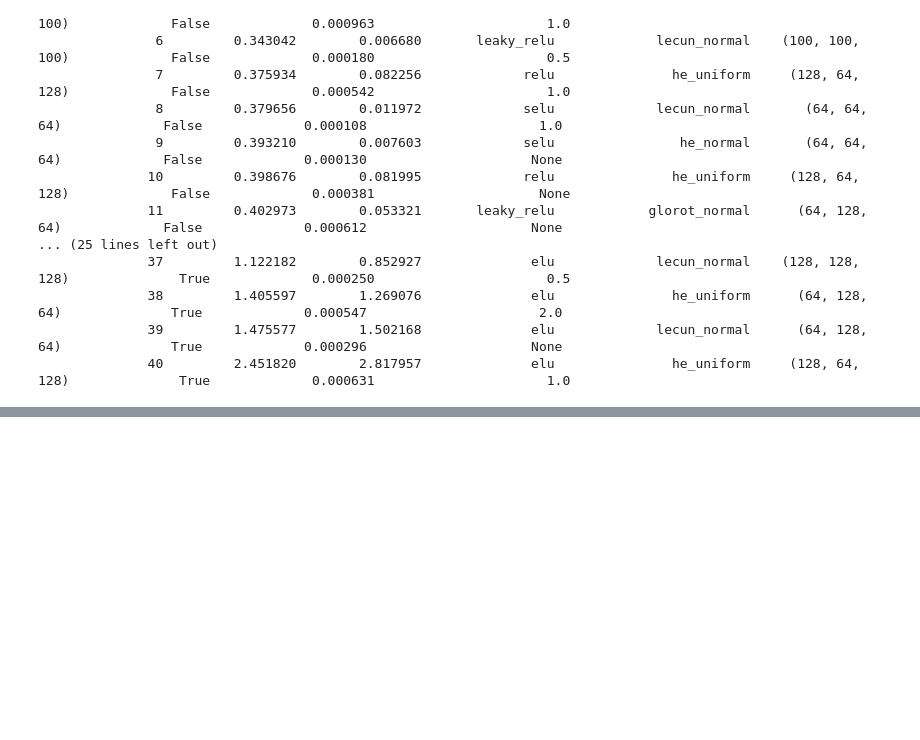
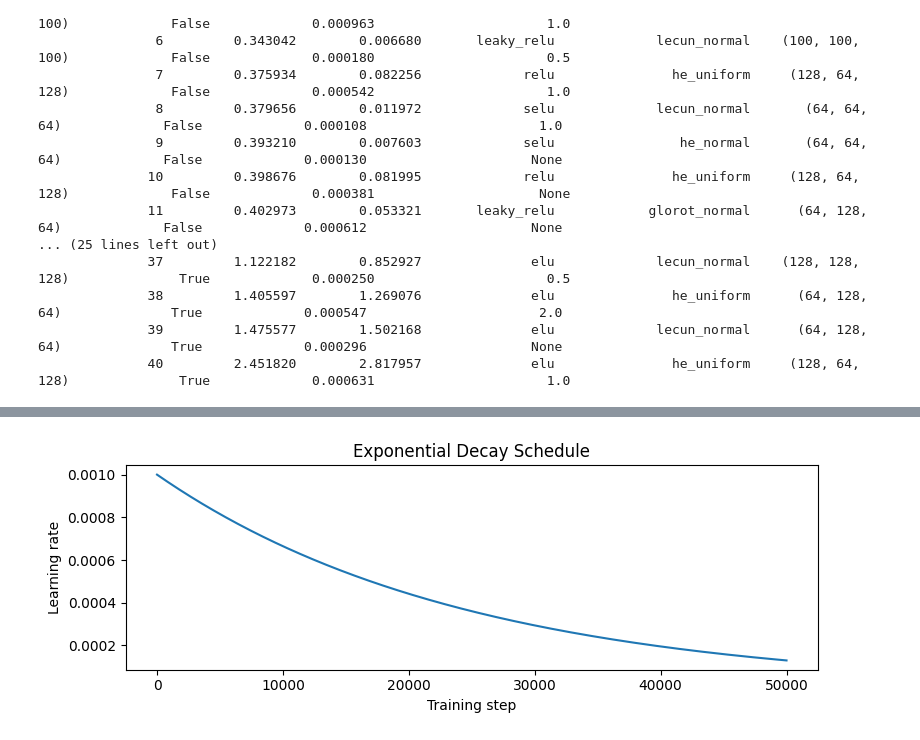
Before and after one commit to r-leeper/cs830_study_material, a Jupyter notebook: Week 8/Lab 8.20 - Parts 1-3.ipynb, the cells around one changed output, grey strips where cells are left out. Cells and saved outputs as stored; diff of their text form; code cells hidden in the pictures; blank space fills up the shorter version.

```diff
--- a/Week 8/Lab 8.20 - Parts 1-3.ipynb
+++ b/Week 8/Lab 8.20 - Parts 1-3.ipynb
@@ -622,0 +644,14 @@ print(results_df[cols].sort_values('rank_test_score').to_string(index=False))
+# %%
+# Exponential decay: lr = initial_lr * decay_rate ^ (step / decay_steps)
+# After each decay_steps gradient updates, the lr is multiplied by decay_rate.
+
+initial_lr  = 1e-3
+decay_steps = 1000   # roughly one full pass through the training set per epoch
+decay_rate  = 0.96   # multiply lr by 0.96 every decay_steps steps
+
+exp_decay_schedule = keras.optimizers.schedules.ExponentialDecay(
+    initial_learning_rate=initial_lr,
+    decay_steps=decay_steps,
+    decay_rate=decay_rate,
+    staircase=False,  # False = smooth continuous decay; True = step-wise drops
+)
@@ -622,0 +725,13 @@ print(results_df[cols].sort_values('rank_test_score').to_string(index=False))
+# %%
+steps = np.arange(0, decay_steps * 50)
+lrs   = [exp_decay_schedule(s).numpy() for s in steps]
+
+plt.figure(figsize=(8, 3))
+plt.plot(steps, lrs)
+plt.xlabel('Training step')
+plt.ylabel('Learning rate')
+plt.title('Exponential Decay Schedule')
+plt.tight_layout()
+plt.show()
+# %% [output]
+[figure, added]
```
Also changed, not shown: parts of 7 cells of this notebook.
